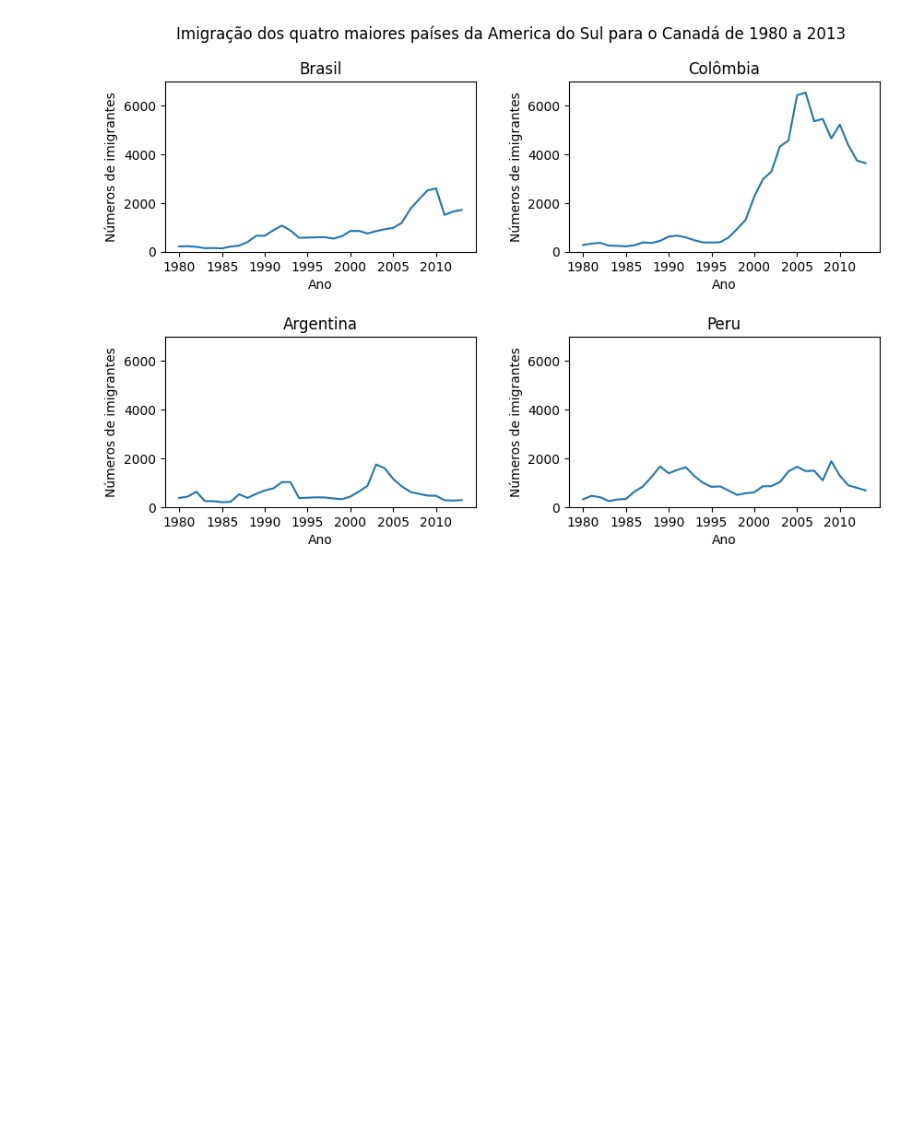
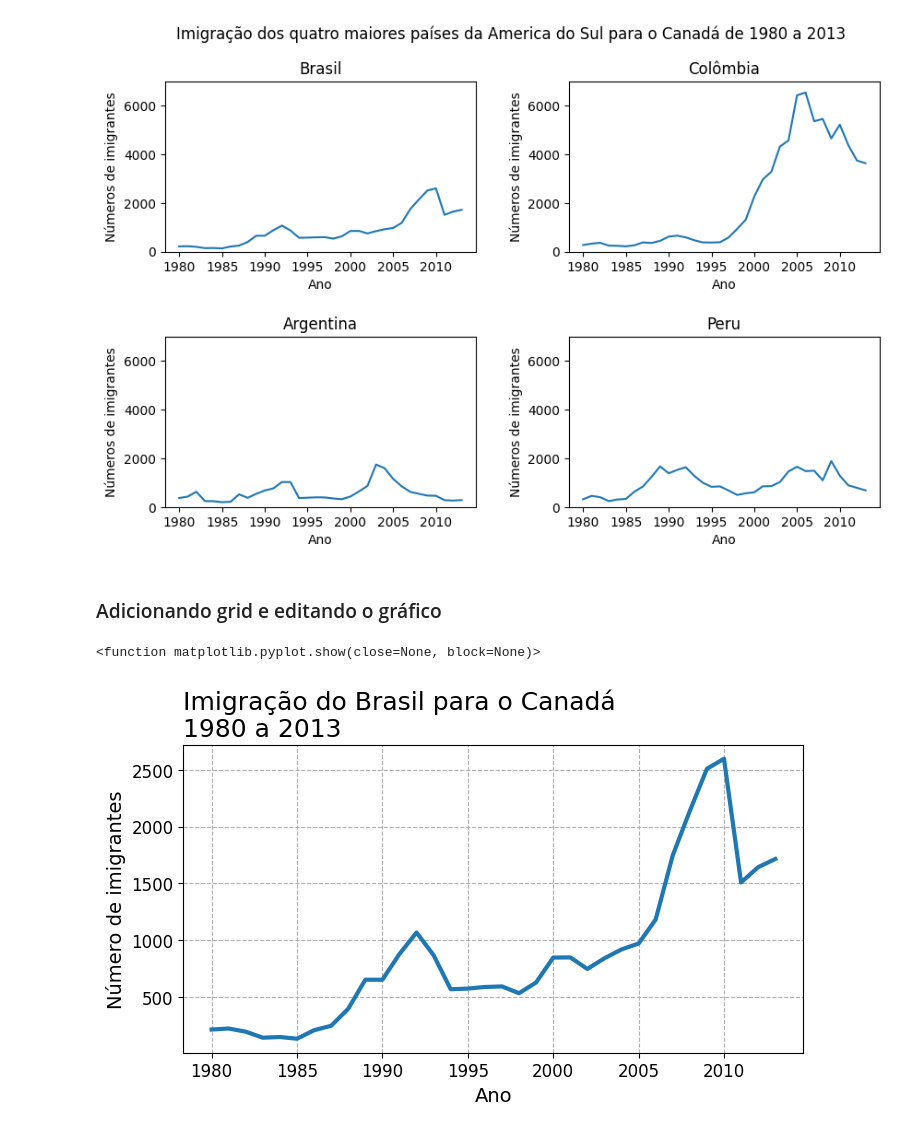
Before and after one commit to dfarneym/data_visualization, a Jupyter notebook: DataVisualization.ipynb, the cells around one changed output. Saved outputs shown, nothing was run; the diff lists cells and outputs as text; code cells hidden in the pictures; blank space fills up the shorter version.

Commit message:
Editando gráficos para uma melhor visualização

```diff
--- a/DataVisualization.ipynb
+++ b/DataVisualization.ipynb
@@ -261,3 +262,19 @@ for ax in axs.ravel():
 plt.show()
 # %% [output]
 [figure]
+# %% [markdown]
+### Adicionando grid  e editando o gráfico
+# %%
+fig, ax = plt.subplots(figsize=(8,4))
+ax.plot(dados_brasil['ano'], dados_brasil['imigrantes'], lw=3)
+ax.set_title('Imigração do Brasil para o Canadá\n1980 a 2013', fontsize=18,loc='left')
+ax.set_xlabel('Ano', fontsize=14)
+ax.set_ylabel('Número de imigrantes', fontsize=14)
+ax.xaxis.set_tick_params(labelsize=12)
+ax.yaxis.set_tick_params(labelsize=12)
+ax.xaxis.set_major_locator(plt.MultipleLocator(5))
+plt.grid(linestyle='--')
+plt.show
+# %% [output]
+<function matplotlib.pyplot.show(close=None, block=None)>
+[figure, added]
```
Also changed, not shown: parts of 1 cell of this notebook, 1 other file.
